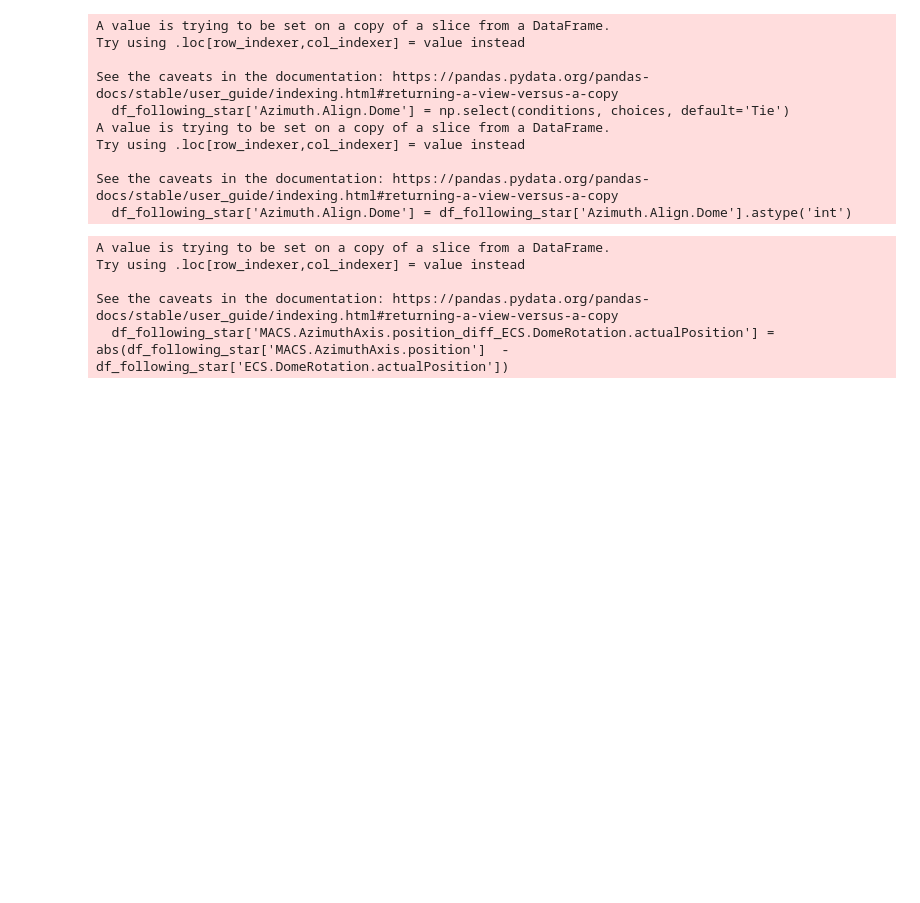
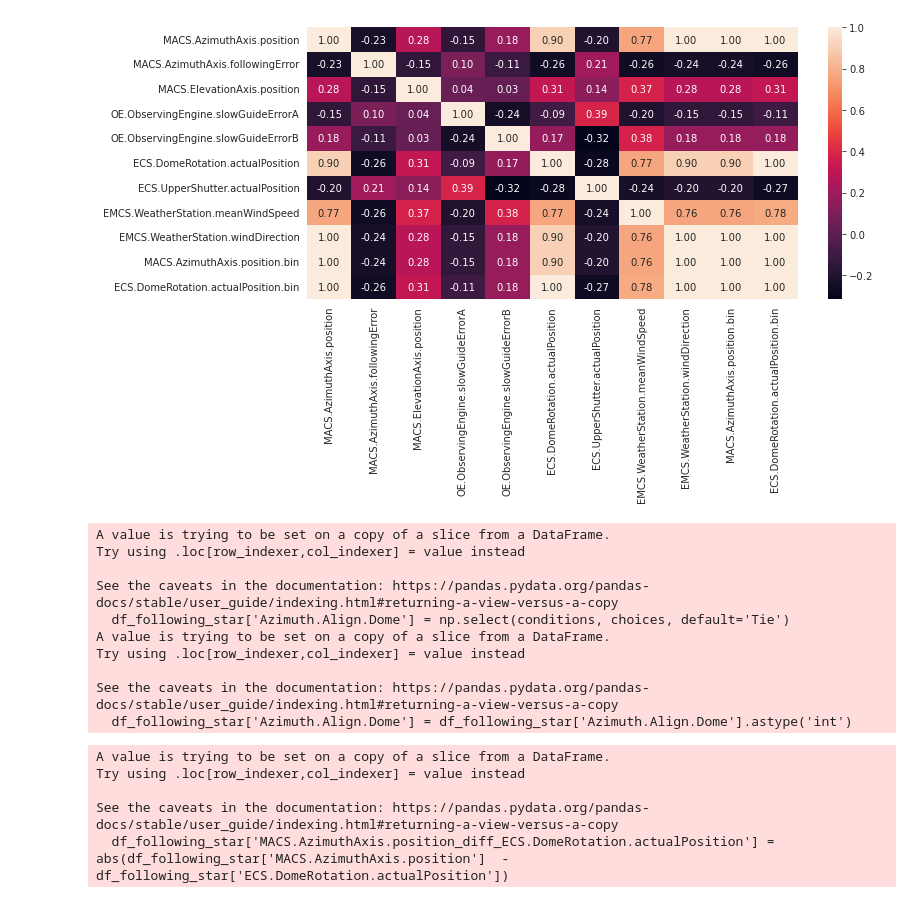
Before and after one commit to mahulo2009/DataScientistND_DataScienceBlogPost, a Jupyter notebook: Data Science Blog Post Following Error March 2022.ipynb, the cells around one changed output. Cells and saved outputs as stored; diff of their text form; code cells hidden in the pictures; blank space fills up the shorter version.

```diff
--- a/Data Science Blog Post Following Error March 2022.ipynb
+++ b/Data Science Blog Post Following Error March 2022.ipynb
@@ -119,0 +129,8 @@ df_following_star[ [ 'MACS.AzimuthAxis.position','ECS.DomeRotation.actualPositio
+# %%
+pd.options.mode.chained_assignment = None  # default='warn'
+
+df_following_star['MACS.AzimuthAxis.position.bin'] = pd.cut(df_following_star['MACS.AzimuthAxis.position'],np.arange(-180,360,5),labels=False)
+df_following_star['ECS.DomeRotation.actualPosition.bin'] = pd.cut(df_following_star['ECS.DomeRotation.actualPosition'],np.arange(-180,360,5),labels=False)
+# %%
+df_following_star_align= df_following_star [ df_following_star['MACS.AzimuthAxis.position.bin'] == df_following_star['ECS.DomeRotation.actualPosition.bin']  ]
+df_following_star_align= df_following_star [ df_following_star['MACS.AzimuthAxis.position.bin'] == df_following_star['EMCS.WeatherStation.windDirection']  ]
@@ -120,3 +153,8 @@ df_following_star[ [ 'MACS.AzimuthAxis.position','ECS.DomeRotation.actualPositio
+# %%
+sns.heatmap(df_following_star_align.corr(), annot=True, fmt='.2f')
+plt.show()
+# %% [output]
+[figure, added]
 # %%
 conditions = [ abs(df_following_star['MACS.AzimuthAxis.position']  - df_following_star['ECS.DomeRotation.actualPosition']) < 15,
                abs(df_following_star['MACS.AzimuthAxis.position']  - df_following_star['ECS.DomeRotation.actualPosition']) > 15]
```
Also changed, not shown: parts of 17 cells of this notebook, 1 other file.
